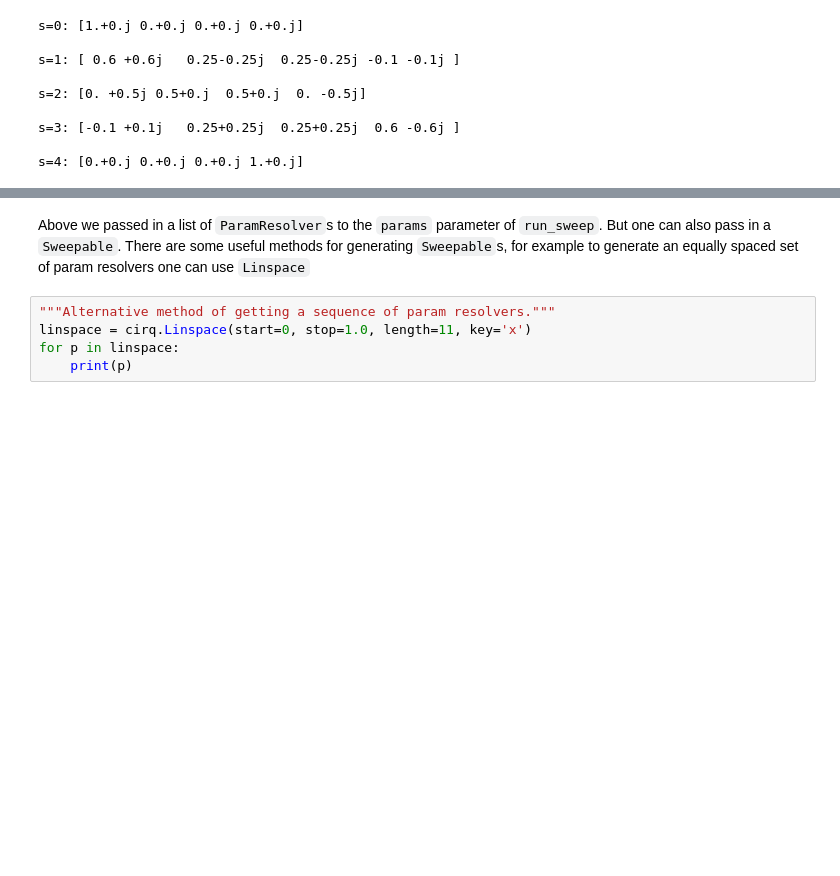
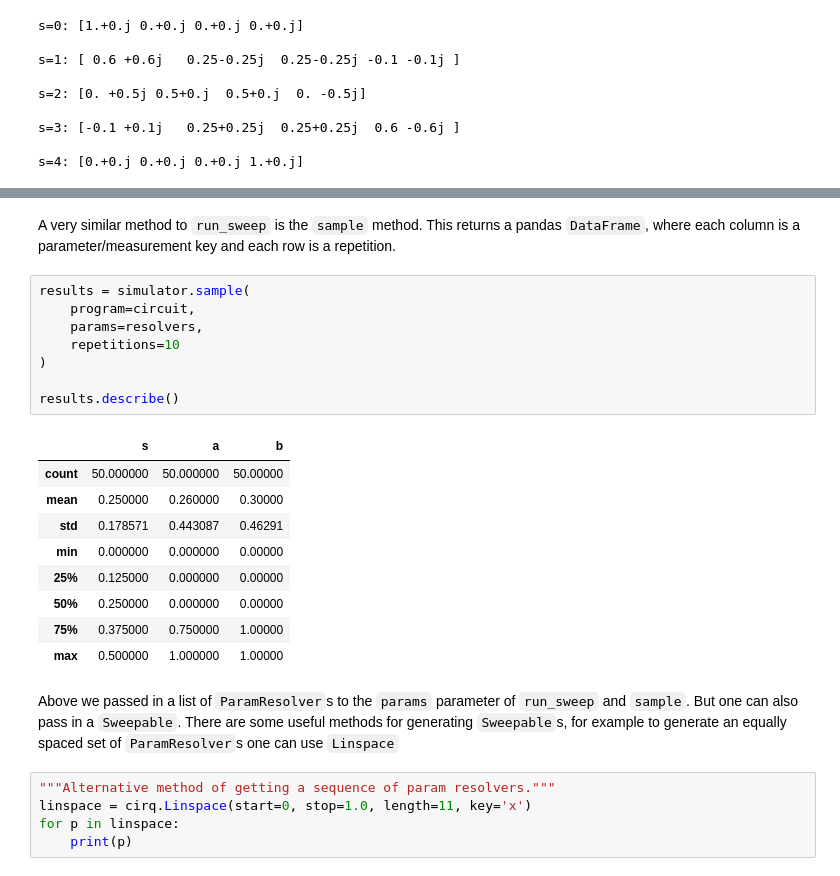
Before and after one commit to LiberoAphpollo/VQC-Cirq, a Jupyter notebook: docs/tutorials/educators/intro.ipynb, the cells around one changed output, grey strips where cells are left out. Cells and saved outputs as stored; diff of their text form; blank space fills up the shorter version.

```diff
--- a/docs/tutorials/educators/intro.ipynb
+++ b/docs/tutorials/educators/intro.ipynb
@@ -1288,5 +1285,25 @@ b=1010110001
+# %% [markdown]
+A very similar method to `run_sweep` is the `sample` method. This returns a pandas `DataFrame`, where each column is a parameter/measurement key and each row is a repetition.
+# %%
+results = simulator.sample(
+    program=circuit,
+    params=resolvers,
+    repetitions=10
+)
+
+results.describe()
+# %% [output]
+|  | s | a | b |
+| count | 50.000000 | 50.000000 | 50.00000 |
+| mean | 0.250000 | 0.260000 | 0.30000 |
+| std | 0.178571 | 0.443087 | 0.46291 |
+| min | 0.000000 | 0.000000 | 0.00000 |
+| 25% | 0.125000 | 0.000000 | 0.00000 |
+| 50% | 0.250000 | 0.000000 | 0.00000 |
+| 75% | 0.375000 | 0.750000 | 1.00000 |
+| max | 0.500000 | 1.000000 | 1.00000 |
 # %% [markdown]
-Above we passed in a list of `ParamResolver`s to the `params` parameter of `run_sweep`.  But one can also pass in a `Sweepable`.  There are some useful methods for generating `Sweepable`s, for example to generate an equally spaced set of param resolvers one can use `Linspace`
+Above we passed in a list of `ParamResolver`s to the `params` parameter of `run_sweep` and `sample`.  But one can also pass in a `Sweepable`.  There are some useful methods for generating `Sweepable`s, for example to generate an equally spaced set of `ParamResolver`s one can use `Linspace`
 # %%
 """Alternative method of getting a sequence of param resolvers."""
 linspace = cirq.Linspace(start=0, stop=1.0, length=11, key='x')
```
Also changed, not shown: parts of 11 cells of this notebook.
